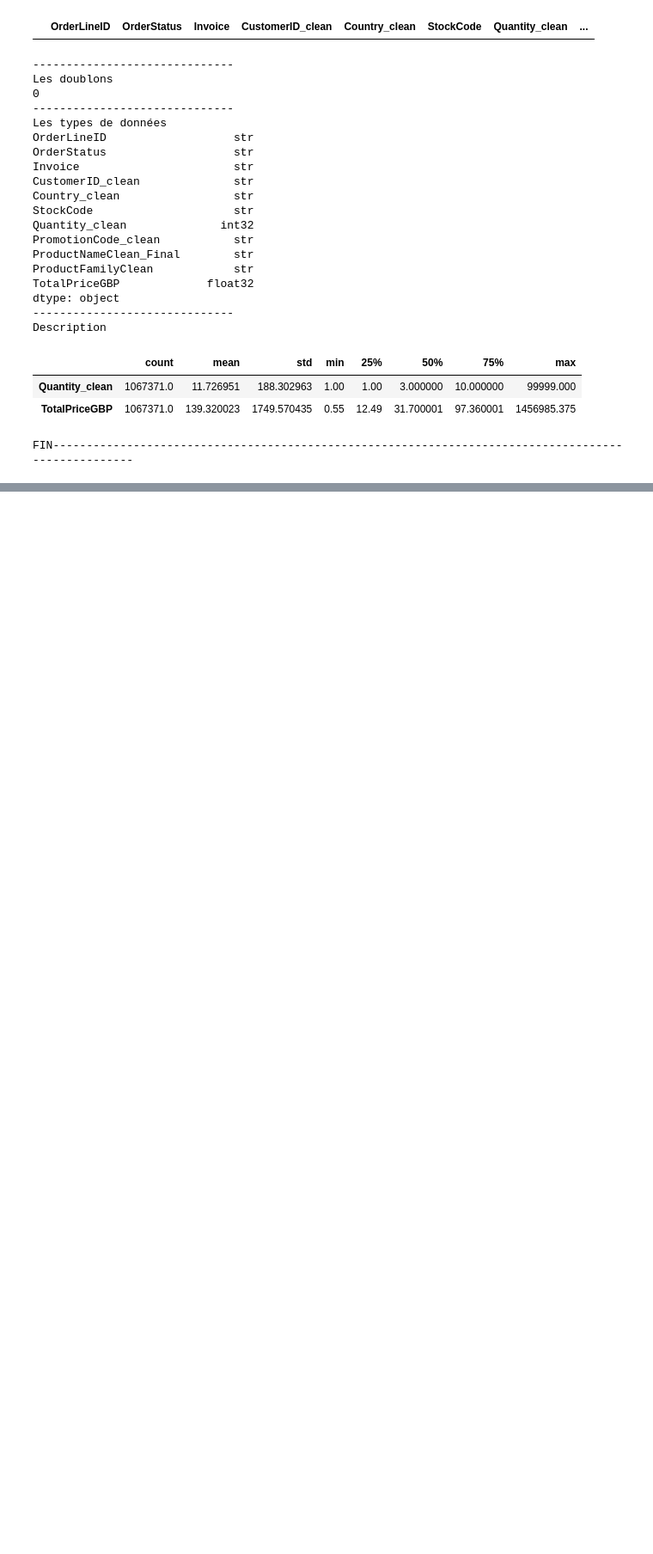
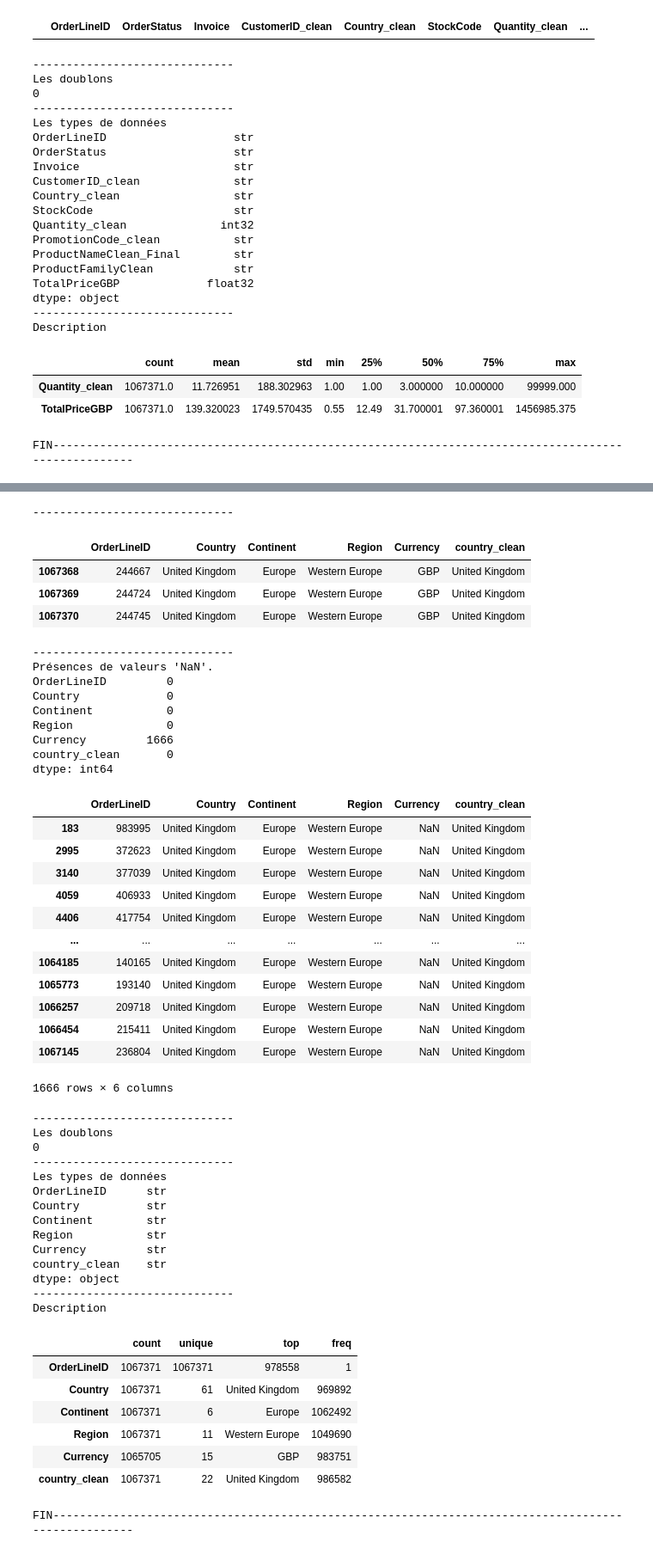
Before and after one commit to clawyunkai/Brief-15_retailcorps_Marketing, a Jupyter notebook: 01_Exploration&Nettoyage_Chris.ipynb, the cells around one changed output, grey strips where cells are left out. Shown at 86% size. Drawn from its saved outputs; the diff is of its cells as text; code cells hidden in the pictures; blank space fills up the shorter version.

Commit message:
Verification de certaines données

```diff
--- a/01_Exploration&Nettoyage_Chris.ipynb
+++ b/01_Exploration&Nettoyage_Chris.ipynb
@@ -873,0 +924,10 @@ display(HTML(html_code))
+# %%
+chemin_fichier = r"clean_geographie.parquet"
+
+df_geography=duckdb.query(f"""
+    select distinct *
+    From read_parquet('{chemin_fichier}')
+""").df()
+# %%
+explorer_dataset(df_geography)
+# %% [output]
@@ -873,0 +940,49 @@ display(HTML(html_code))
+------------------------------
+|  | OrderLineID | Country | Continent | Region | Currency | country_clean |
+| 1067368 | 244667 | United Kingdom | Europe | Western Europe | GBP | United Kingdom |
+| 1067369 | 244724 | United Kingdom | Europe | Western Europe | GBP | United Kingdom |
+| 1067370 | 244745 | United Kingdom | Europe | Western Europe | GBP | United Kingdom |
+------------------------------
+Présences de valeurs 'NaN'.
+OrderLineID         0
+Country             0
+Continent           0
+Region              0
+Currency         1666
+country_clean       0
+dtype: int64
+|  | OrderLineID | Country | Continent | Region | Currency | country_clean |
+| 183 | 983995 | United Kingdom | Europe | Western Europe | NaN | United Kingdom |
+| 2995 | 372623 | United Kingdom | Europe | Western Europe | NaN | United Kingdom |
+| 3140 | 377039 | United Kingdom | Europe | Western Europe | NaN | United Kingdom |
+| 4059 | 406933 | United Kingdom | Europe | Western Europe | NaN | United Kingdom |
+| 4406 | 417754 | United Kingdom | Europe | Western Europe | NaN | United Kingdom |
+| ... | ... | ... | ... | ... | ... | ... |
+| 1064185 | 140165 | United Kingdom | Europe | Western Europe | NaN | United Kingdom |
+| 1065773 | 193140 | United Kingdom | Europe | Western Europe | NaN | United Kingdom |
+| 1066257 | 209718 | United Kingdom | Europe | Western Europe | NaN | United Kingdom |
+| 1066454 | 215411 | United Kingdom | Europe | Western Europe | NaN | United Kingdom |
+| 1067145 | 236804 | United Kingdom | Europe | Western Europe | NaN | United Kingdom |
+1666 rows × 6 columns
+------------------------------
+Les doublons
+0
+------------------------------
+Les types de données
+OrderLineID      str
+Country          str
+Continent        str
+Region           str
+Currency         str
+country_clean    str
+dtype: object
+------------------------------
+Description
+|  | count | unique | top | freq |
+| OrderLineID | 1067371 | 1067371 | 978558 | 1 |
+| Country | 1067371 | 61 | United Kingdom | 969892 |
+| Continent | 1067371 | 6 | Europe | 1062492 |
+| Region | 1067371 | 11 | Western Europe | 1049690 |
+| Currency | 1065705 | 15 | GBP | 983751 |
+| country_clean | 1067371 | 22 | United Kingdom | 986582 |
+FIN----------------------------------------------------------------------------------------------------
```
Also changed, not shown: parts of 3 cells of this notebook.
